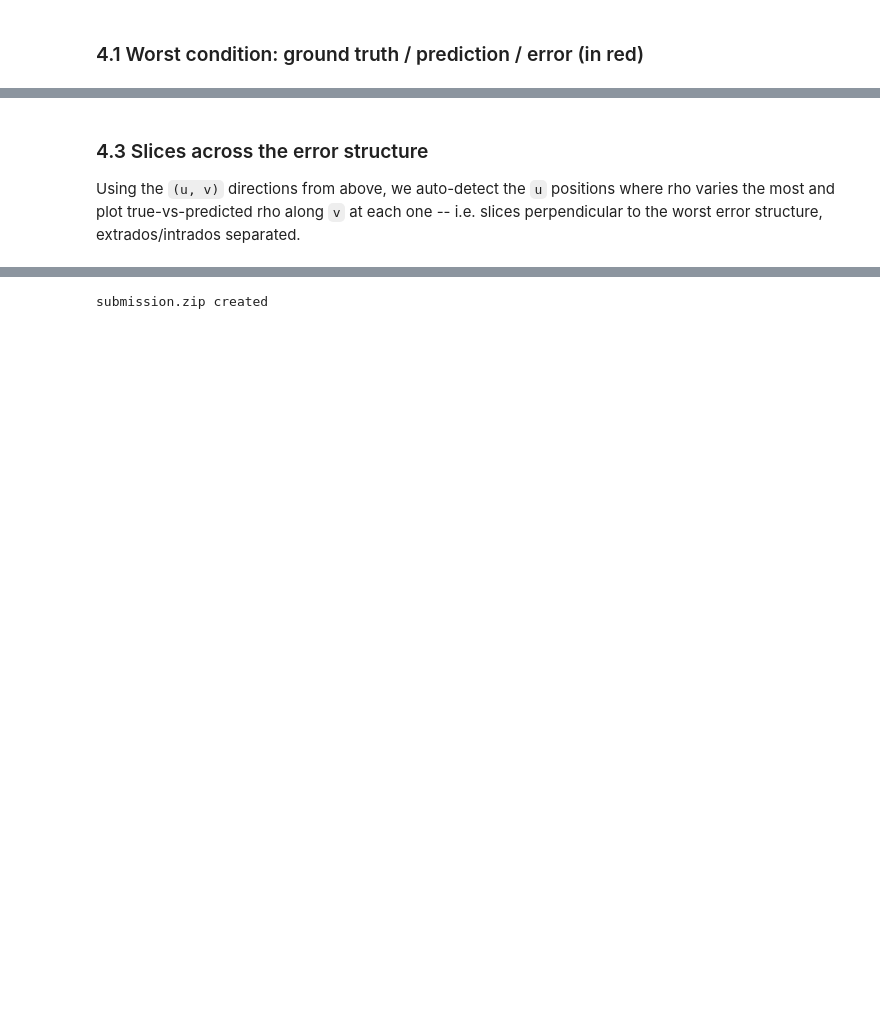
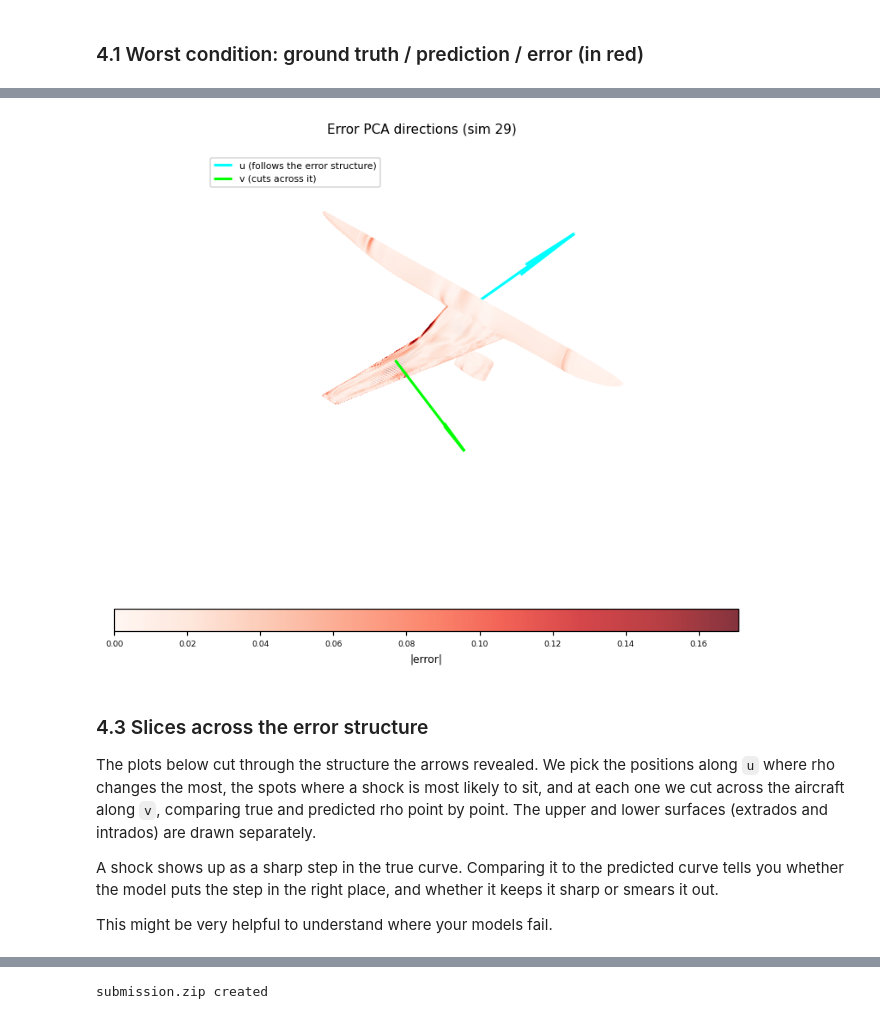
Before and after one commit to Akawalid/onera_468_crm_wall_distribution_regression_challenge_v2, a Jupyter notebook: bundle/starting_kit/starting_kit.ipynb, the cells around one changed output, grey strips where cells are left out. Drawn from its saved outputs; the diff is of its cells as text; code cells hidden in the pictures; blank space fills up the shorter version.

```diff
--- a/bundle/starting_kit/starting_kit.ipynb
+++ b/bundle/starting_kit/starting_kit.ipynb
@@ -194,11 +233,20 @@ aircraft body.
 # %%
 PP.plot_condition_error_pca(X_sim, y_sim, yhat_sim, comp_masks, comp_name='wing',
-                             title_suffix=f' (sim {iworst_wrmae})')
+                             title_suffix=f' (sim {iworst_kl})')
+# %% [output]
+[figure, added]
 # %% [markdown]
 ### 4.3 Slices across the error structure
 
-Using the `(u, v)` directions from above, we auto-detect the `u` positions where rho
-varies the most and plot true-vs-predicted rho along `v` at each one -- i.e. slices
-perpendicular to the worst error structure, extrados/intrados separated.
+The plots below cut through the structure the arrows revealed. We pick the positions along
+`u` where rho changes the most, the spots where a shock is most likely to sit, and at each
+one we cut across the aircraft along `v`, comparing true and predicted rho point by point.
+The upper and lower surfaces (extrados and intrados) are drawn separately.
+
+A shock shows up as a sharp step in the true curve. Comparing it to the predicted curve tells
+you whether the model puts the step in the right place, and whether it keeps it sharp or
+smears it out.
+
+This might be very helpful to understand where your models fail.
 # %%
 PP.analyse_coupes_auto(X_sim, y_sim, yhat_sim, comp_masks, comp_name='wing',
```
Also changed, not shown: parts of 19 cells of this notebook, 8 other files.
